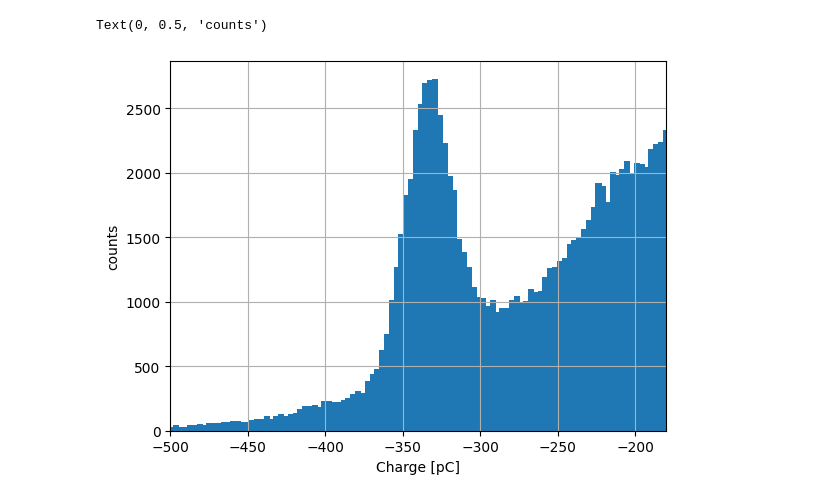
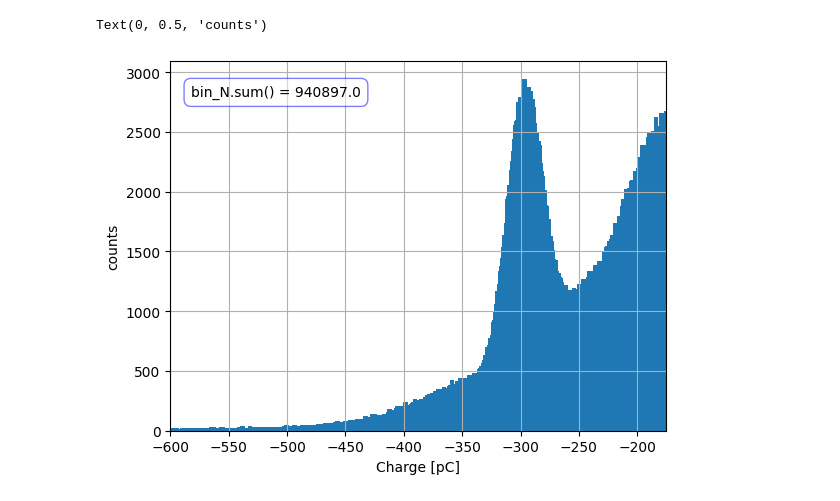
Before and after one commit to 0-DvD-0/Sfera, a Jupyter notebook: Jupyter/Fit_all_prova.ipynb, the cells around one changed output. Saved outputs shown, nothing was run; the diff lists cells and outputs as text; code cells hidden in the pictures.

Commit message:
Fit dati con 0, 2, 3 ok, 4, 5 da sistemare

```diff
--- a/Jupyter/Fit_all_prova.ipynb
+++ b/Jupyter/Fit_all_prova.ipynb
@@ -23,19 +23,20 @@ def rebin(data, factor):
     rebinned_data = np.sum(data.reshape(-1, factor), axis=1)
     return rebinned_data
 # %%
-edge_N, bin_N = load_histo("../Dati/Run_chall_Cs_ChargeHistos_4_11_2024_2M.dat")
+edge_N, bin_N = load_histo("../Dati/12_APR/Run_chall_ChargeHistos_4_12_2024_10M.dat")
 
-channel = 7
+channel = 5
 
-if(channel == 12 or channel == 13):
+if(channel == 12 or channel == 13 or channel == 1):
     exit()
-if(channel > 11):
-    channel = channel -2
 
-edge_N = edge_N[channel]
-bin_N = bin_N[channel]
+channel_idx = [0, -1, 1, 2, 3, 4, 5, 6, 7, 8, 9, 10, -1, -1, 11, 12]
 
-rebin_fact = 5
+
+edge_N = edge_N[channel_idx[channel]]
+bin_N = bin_N[channel_idx[channel]]
+
+rebin_fact = 1
 bin_N = rebin(bin_N, rebin_fact)
 tmp = []
 for i in range(len(edge_N)):
@@ -48,32 +49,36 @@ edge_N = np.array(tmp)
 centers_N = np.convolve(edge_N, [0.5, 0.5], "valid")
 err_N = np.sqrt(bin_N)
 # %%
-lim_list = [[-700, -165],  #ch0
-            [-600, -155],  #ch1
-            [-650, -175],  #ch2
+lim_list = [[-600, -165],  #ch0
+            [-1, -1],  #ch1
+            [-600, -175],  #ch2
             [-600, -145],  #ch3
-            [-600, -165],  #ch4
+            [-500, -165],  #ch4
             [-600, -175],  #ch5
             [-600, -155],  #ch6
             [-500, -180],  #ch7
             [-600, -170],  #ch8
             [-600, -160],  #ch9
             [-600, -120],  #ch10
             [-600, -165],  #ch11
+            [-1, -1],  #ch12
+            [-1, -1],  #ch13
             [-600, -140],  #ch14
             [-600, -160]   #ch15
             ]
 
 
 lim_N = lim_list[channel]
+plt.text(centers_N.min() * 0.85, bin_N.max() * 95 / 100, f'{bin_N.sum() = }', fontsize=10, color='black', ha='center',
+         bbox=dict(facecolor='white', alpha=0.5, edgecolor='blue', boxstyle='round,pad=0.5'))
 plt.bar(centers_N, bin_N, width = 4)
 plt.xlim(lim_N)
 plt.grid()
 plt.xlabel("Charge [pC]")
 plt.ylabel("counts")
 # %% [output]
 Text(0, 0.5, 'counts')
-[figure, old version]
+[figure, new version]
 # %%
 err_N = err_N[np.where((centers_N > lim_N[0]) & (centers_N < lim_N[1]))]
 bin_N = bin_N[np.where((centers_N > lim_N[0]) & (centers_N < lim_N[1]))]
```
Also changed, not shown: parts of 3 cells of this notebook.
